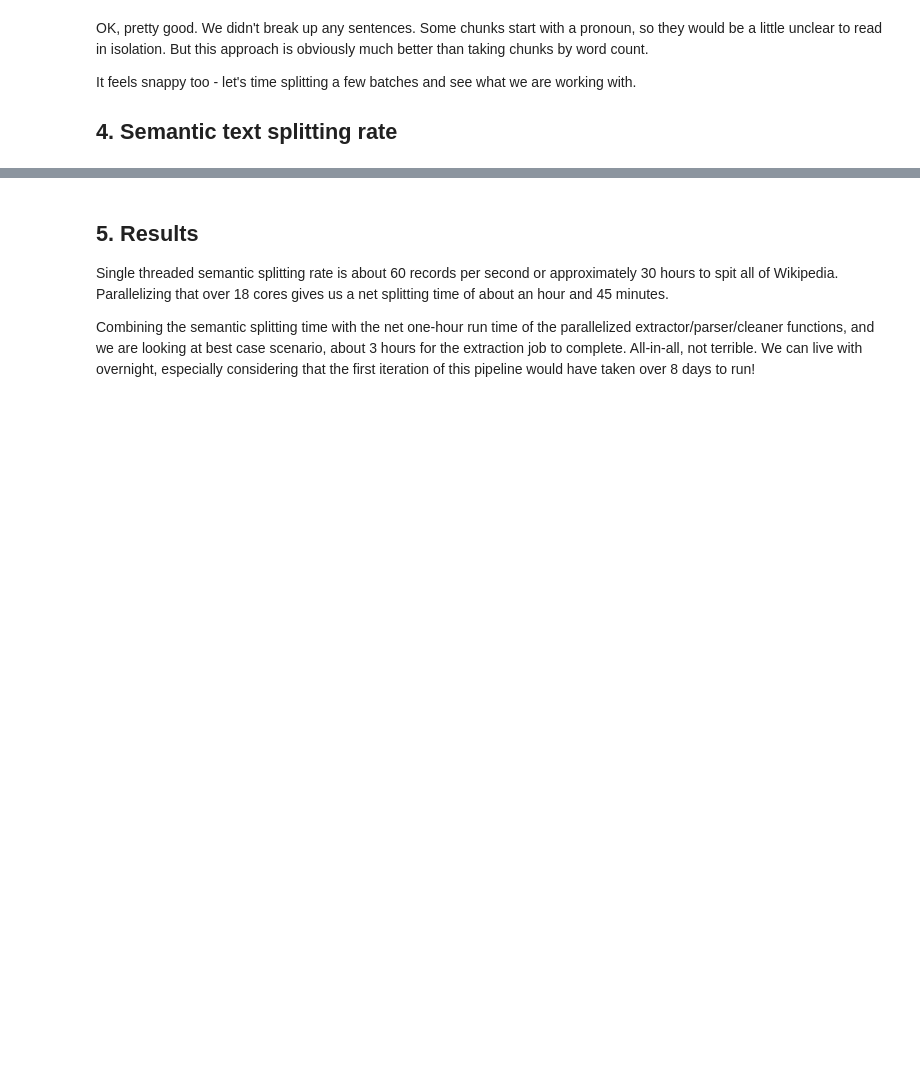
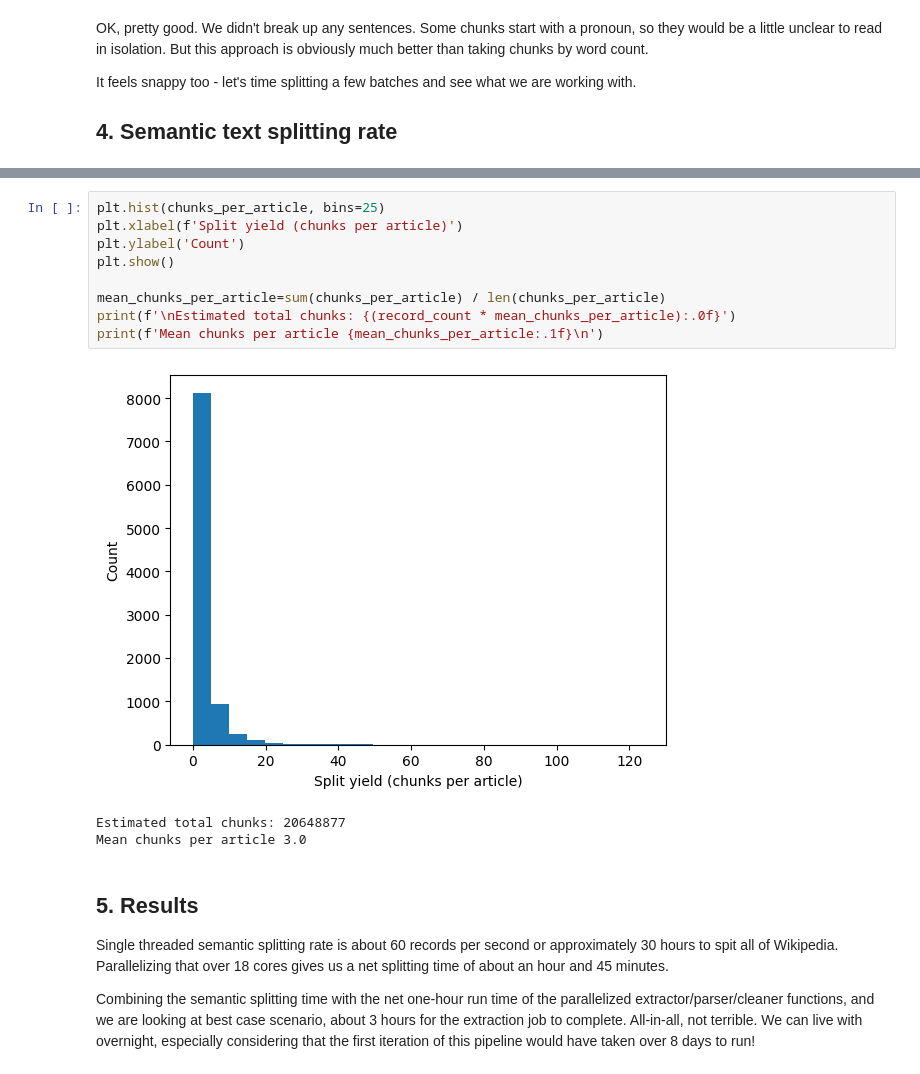
Before and after one commit to gperdrizet/OpenSearch, a Jupyter notebook: semantic_search/notebooks/02-semantic_chunking.ipynb, the cells around one changed output, grey strips where cells are left out. Saved outputs shown, nothing was run; the diff lists cells and outputs as text; blank space fills up the shorter version.

```diff
--- a/semantic_search/notebooks/02-semantic_chunking.ipynb
+++ b/semantic_search/notebooks/02-semantic_chunking.ipynb
@@ -137,3 +146,16 @@ Mean splitting rate 61.0 records per second
+# %%
+plt.hist(chunks_per_article, bins=25)
+plt.xlabel(f'Split yield (chunks per article)')
+plt.ylabel('Count')
+plt.show()
+
+mean_chunks_per_article=sum(chunks_per_article) / len(chunks_per_article)
+print(f'\nEstimated total chunks: {(record_count * mean_chunks_per_article):.0f}')
+print(f'Mean chunks per article {mean_chunks_per_article:.1f}\n')
+# %% [output]
+[figure, added]
+Estimated total chunks: 20648877
+Mean chunks per article 3.0
 # %% [markdown]
 ## 5. Results
 
```
Also changed, not shown: parts of 2 cells of this notebook.
